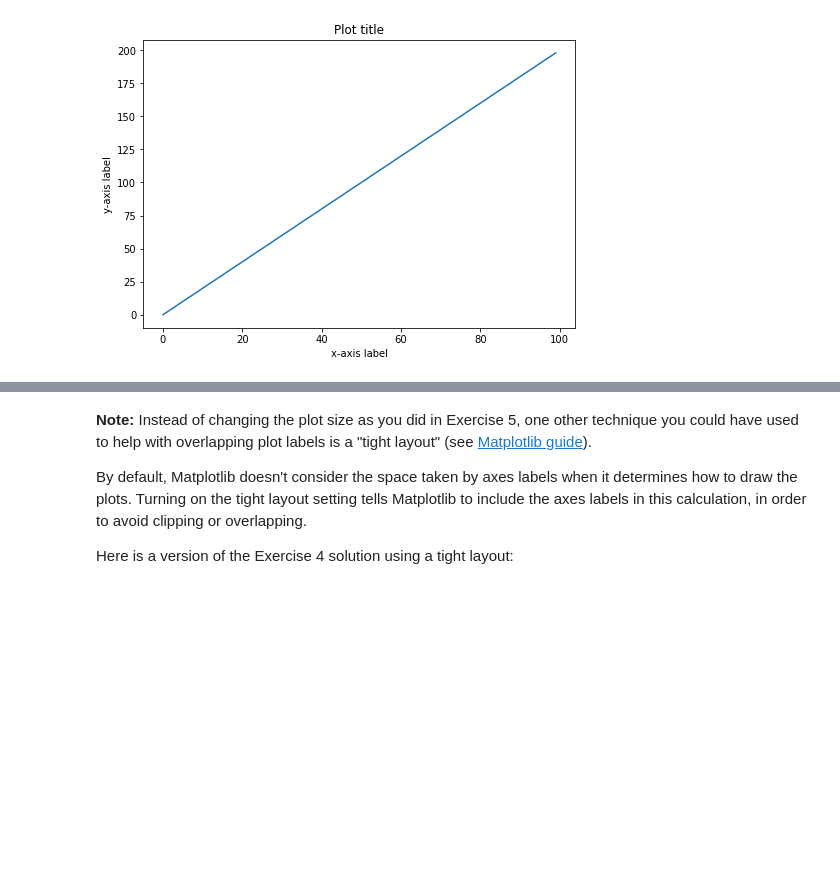
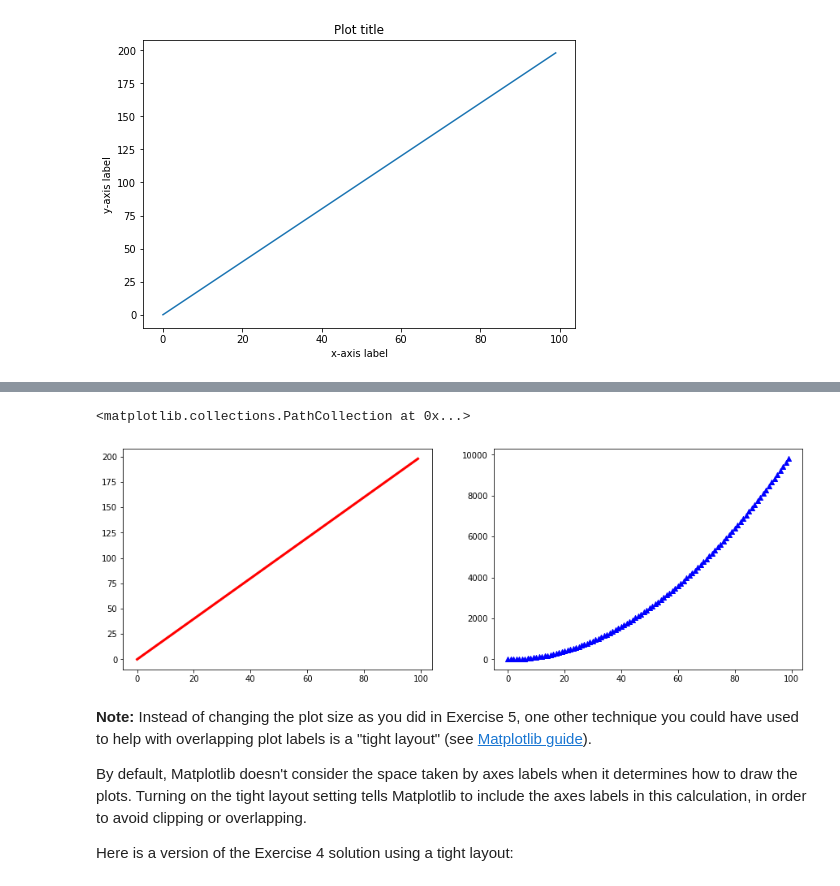
Before and after one commit to kmmooney/dsc-more-practice-with-matplotlib-lab, a Jupyter notebook: index.ipynb, the cells around one changed output, grey strips where cells are left out. Drawn from its saved outputs; the diff is of its cells as text; code cells hidden in the pictures; blank space fills up the shorter version.

```diff
--- a/index.ipynb
+++ b/index.ipynb
@@ -145,3 +167,11 @@ The plot you create should look like this:
+# %%
+# Your code here
+fig, (ax1, ax2) = plt.subplots(ncols = 2, figsize = (15,5))
+ax1.plot(x_values,y_values, color= 'red', linewidth = 3)
+ax2.scatter(x_values ,z_values, color = 'blue', marker = "^")
+# %% [output]
+<matplotlib.collections.PathCollection at 0x...>
+[figure, added]
 # %% [markdown]
 **Note:** Instead of changing the plot size as you did in Exercise 5, one other technique you could have used to help with overlapping plot labels is a "tight layout" (see [Matplotlib guide](https://matplotlib.org/tutorials/intermediate/tight_layout_guide.html)).
 
```
Also changed, not shown: parts of 8 cells of this notebook.
